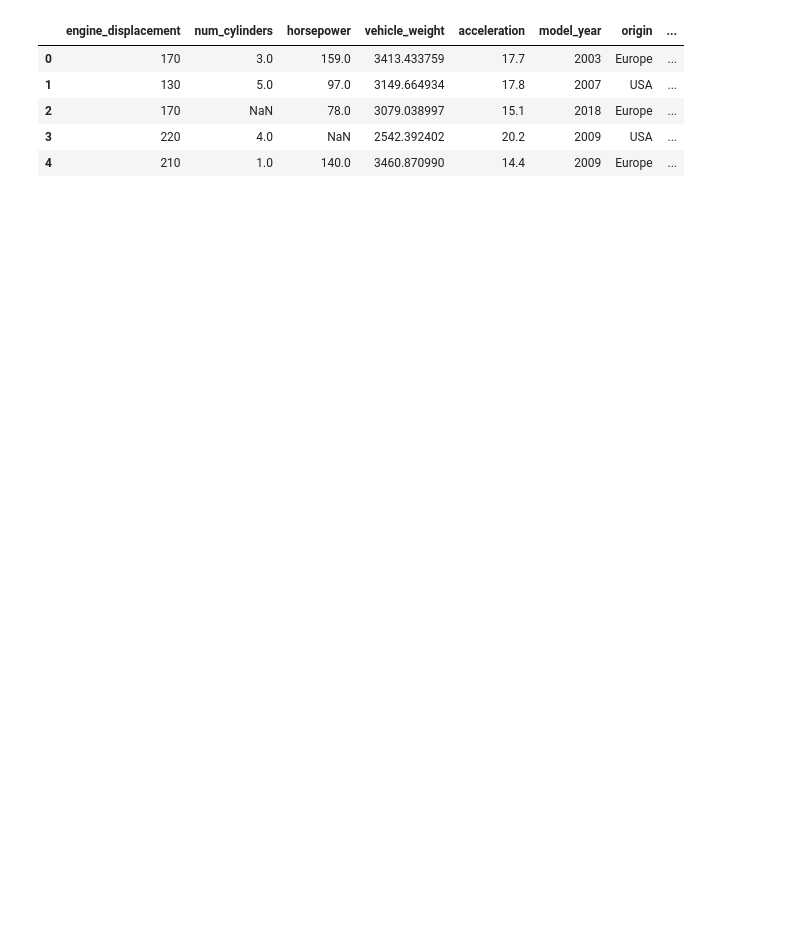
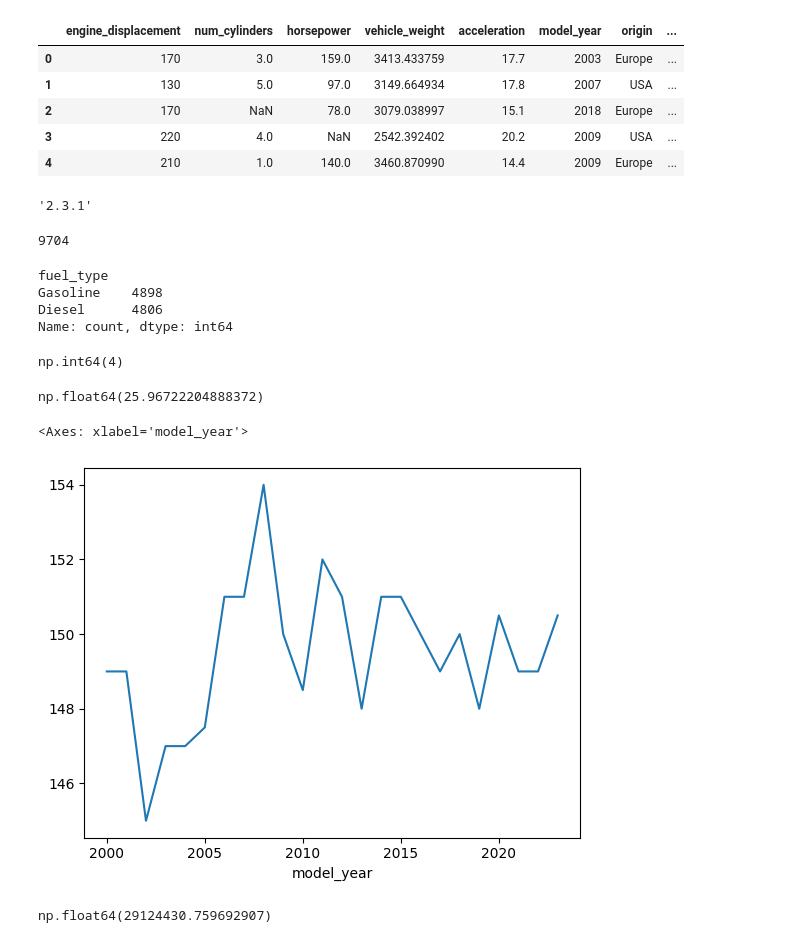
Before and after one commit to ahmedabdulghany7/machine-learning-zoomcamp-homework, a Jupyter notebook: 01-intro/homework.ipynb, the cells around one changed output. Cells and saved outputs as stored; diff of their text form; code cells hidden in the pictures; blank space fills up the shorter version.

```diff
--- a/01-intro/homework.ipynb
+++ b/01-intro/homework.ipynb
@@ -11,3 +11,35 @@ df.head()
 | 2 | 170 | NaN | 78.0 | 3079.038997 | 15.1 | 2018 | Europe | ... |
 | 3 | 220 | 4.0 | NaN | 2542.392402 | 20.2 | 2009 | USA | ... |
 | 4 | 210 | 1.0 | 140.0 | 3460.870990 | 14.4 | 2009 | Europe | ... |
+# %%
+pd.__version__
+# %% [output]
+'2.3.1'
+# %%
+len(df)
+# %% [output]
+9704
+# %%
+df["fuel_type"].value_counts()
+# %% [output]
+fuel_type
+Gasoline    4898
+Diesel      4806
+Name: count, dtype: int64
+# %%
+df.isna().sum().gt(0).sum()
+# %% [output]
+np.int64(4)
+# %%
+df['fuel_efficiency_mpg'].max()
+# %% [output]
+np.float64(25.96722204888372)
+# %%
+df.groupby('model_year')['horsepower'].median().plot()
+# %% [output]
+<Axes: xlabel='model_year'>
+[figure, added]
+# %%
+df['vehicle_weight'].sum()
+# %% [output]
+np.float64(29124430.759692907)
```
